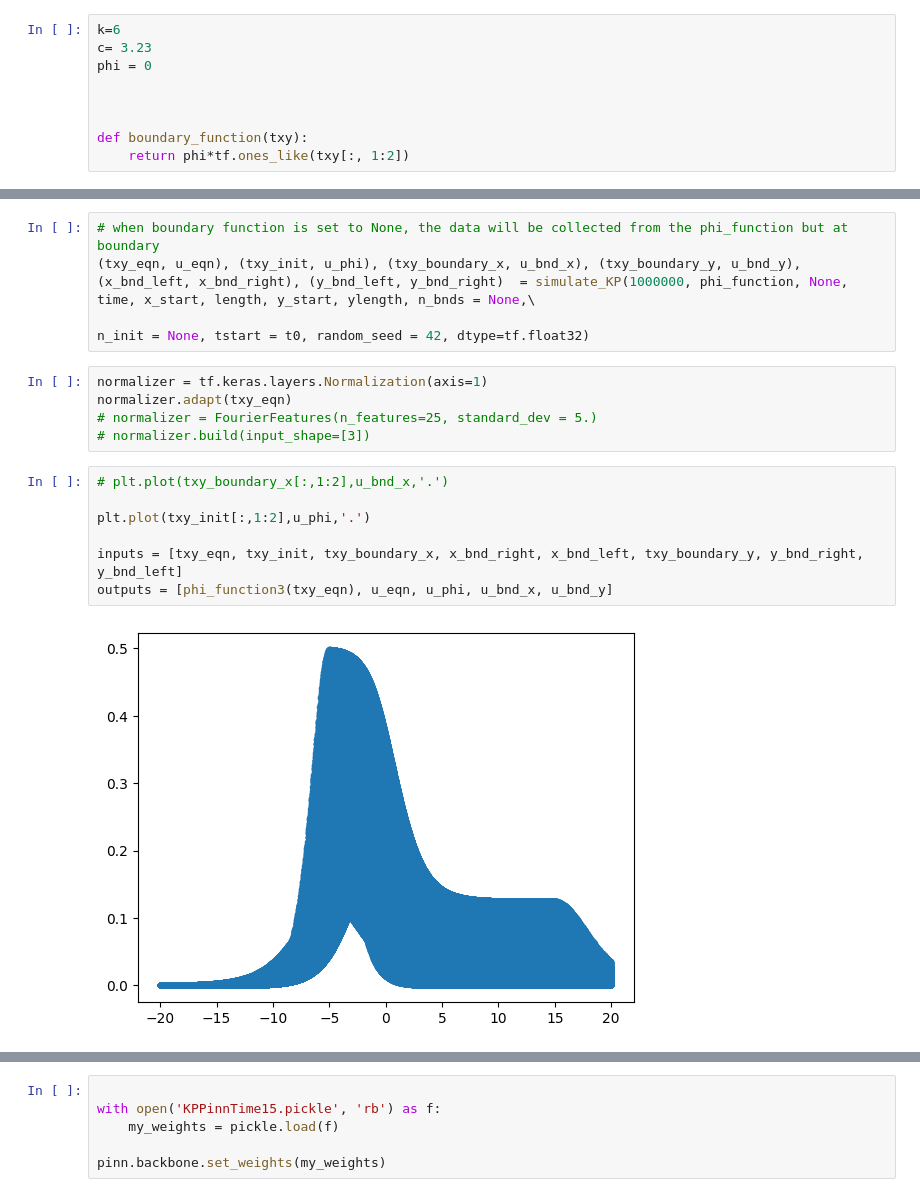
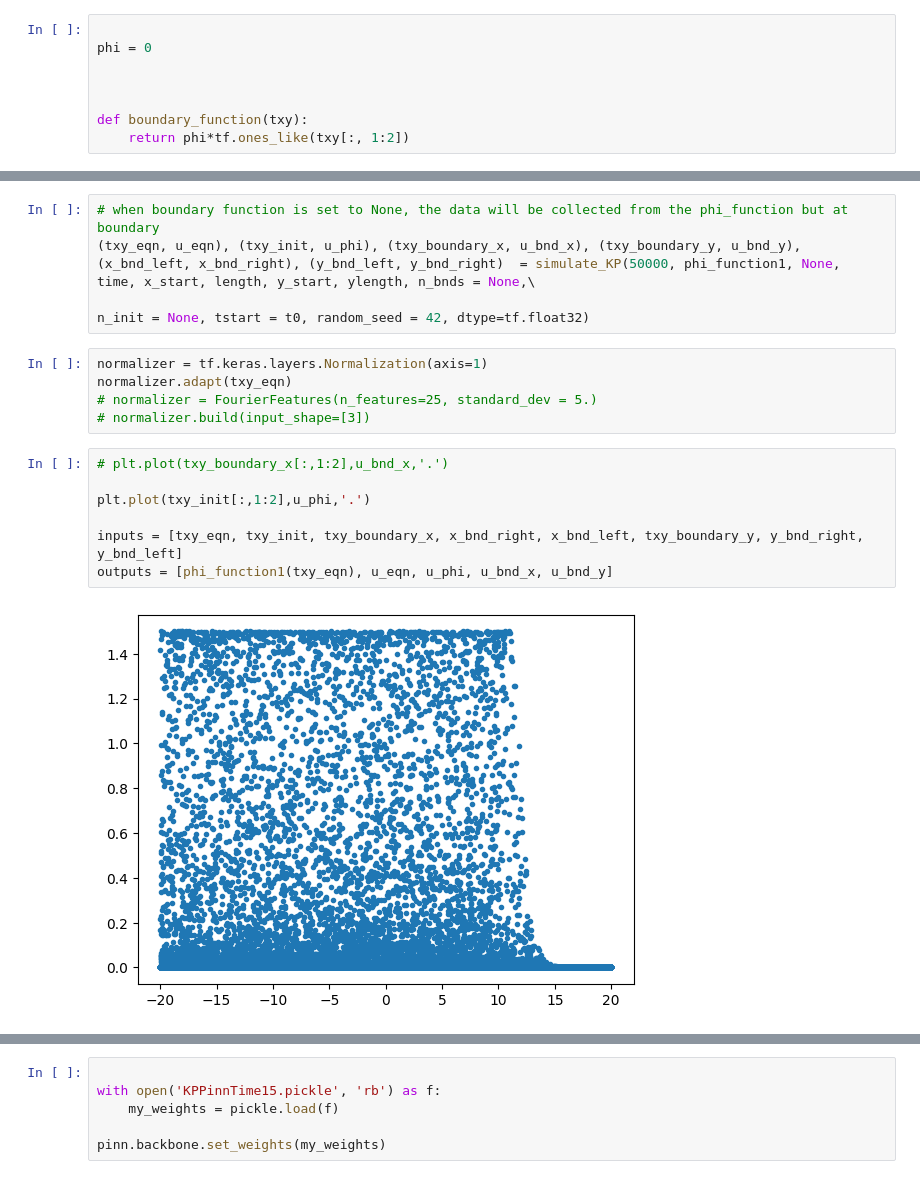
Before and after one commit to naiaseh/Trunk, a Jupyter notebook: PinnNew/KP.ipynb, the cells around one changed output, grey strips where cells are left out. Cells and saved outputs as stored; diff of their text form.

```diff
--- a/PinnNew/KP.ipynb
+++ b/PinnNew/KP.ipynb
@@ -39,8 +26,7 @@ import matplotlib.pyplot as plt
 import pickle
 import imageio
 # %%
-k=6
-c= 3.23
+
 phi = 0
 
 
@@ -249,7 +256,7 @@ cbar.mappable.set_clim( 0.02, 0.4)
 # plt.ylabel('$F_k$')
 # %%
 # when boundary function is set to None, the data will be collected from the phi_function but at boundary
-(txy_eqn, u_eqn), (txy_init, u_phi), (txy_boundary_x, u_bnd_x), (txy_boundary_y, u_bnd_y), (x_bnd_left, x_bnd_right), (y_bnd_left, y_bnd_right)  = simulate_KP(1000000, phi_function, None, time, x_start, length, y_start, ylength, n_bnds = None,\
+(txy_eqn, u_eqn), (txy_init, u_phi), (txy_boundary_x, u_bnd_x), (txy_boundary_y, u_bnd_y), (x_bnd_left, x_bnd_right), (y_bnd_left, y_bnd_right)  = simulate_KP(50000, phi_function1, None, time, x_start, length, y_start, ylength, n_bnds = None,\
                                                                                                                                                                n_init = None, tstart = t0, random_seed = 42, dtype=tf.float32)
 # %%
 normalizer = tf.keras.layers.Normalization(axis=1)
@@ -259,12 +266,12 @@ normalizer.adapt(txy_eqn)
 # %%
 # plt.plot(txy_boundary_x[:,1:2],u_bnd_x,'.')
 
 plt.plot(txy_init[:,1:2],u_phi,'.')
 
 inputs = [txy_eqn, txy_init, txy_boundary_x, x_bnd_right, x_bnd_left, txy_boundary_y, y_bnd_right, y_bnd_left]
-outputs = [phi_function3(txy_eqn), u_eqn, u_phi, u_bnd_x, u_bnd_y]
+outputs = [phi_function1(txy_eqn), u_eqn, u_phi, u_bnd_x, u_bnd_y]
 # %% [output]
-[figure, old version]
+[figure, new version]
 # %%
 print(tf.shape(txy_eqn))
 # %% [output]
```
Also changed, not shown: parts of 14 cells of this notebook.
